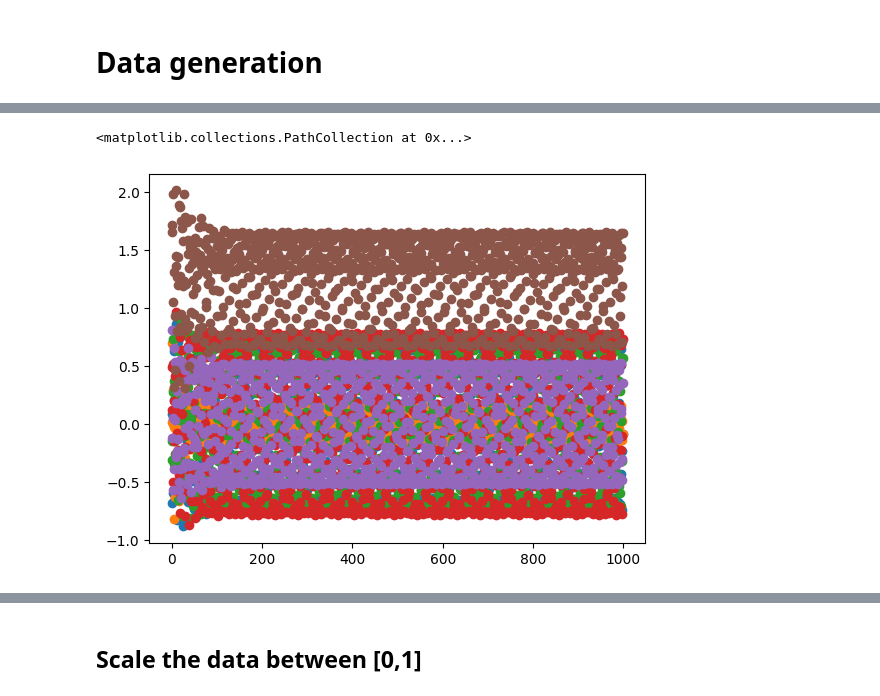
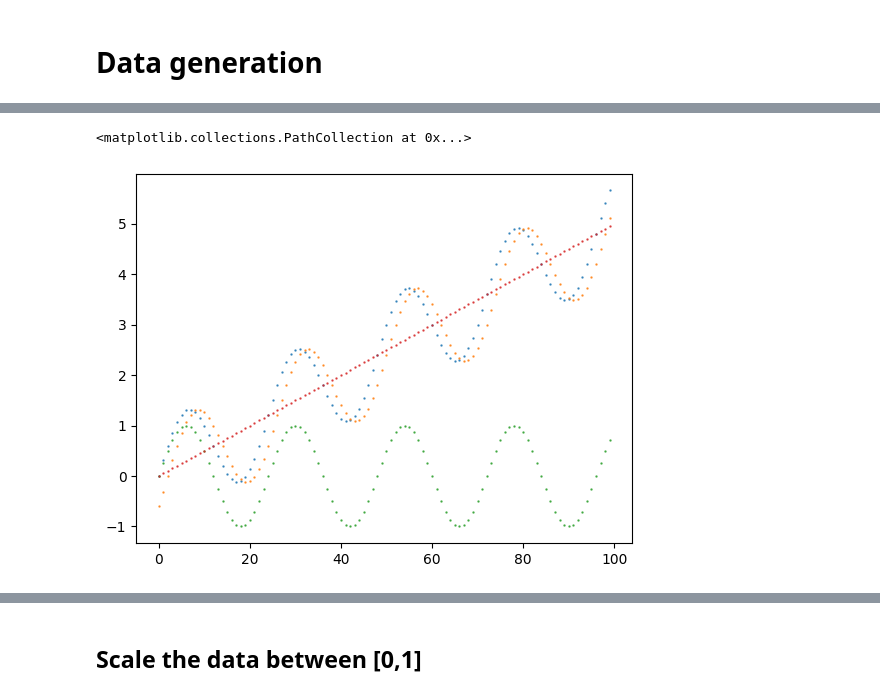
Before and after one commit to ari-dasci/S-DenoGrad, a Jupyter notebook: src/notebooks/ts_sintetic_data/Gradient/LSTM_with_xai.ipynb, the cells around one changed output, grey strips where cells are left out. Saved outputs shown, nothing was run; the diff lists cells and outputs as text; code cells hidden in the pictures.

```diff
--- a/src/notebooks/ts_sintetic_data/Gradient/LSTM_with_xai.ipynb
+++ b/src/notebooks/ts_sintetic_data/Gradient/LSTM_with_xai.ipynb
@@ -137,11 +169,10 @@ Y.describe().T
-# %%
-plt.scatter(range(1000), X.iloc[:1000,0])
-plt.scatter(range(1000), X.iloc[:1000,1])
-plt.scatter(range(1000), X.iloc[:1000,2])
-plt.scatter(range(1000), X.iloc[:1000,3])
-plt.scatter(range(1000), X.iloc[:1000,4])
-plt.scatter(range(1000), Y.iloc[:1000,0])
-# %% [output]
-<matplotlib.collections.PathCollection at 0x...>
-[figure, removed]
+# %%
+n_show = 100
+plt.scatter(range(n_show), df.iloc[:n_show,0], s=0.5, alpha=0.8)
+plt.scatter(range(n_show), df.iloc[:n_show,1], s=0.5, alpha=0.8)
+plt.scatter(range(n_show), df.iloc[:n_show,2], s=0.5, alpha=0.8)
+plt.scatter(range(n_show), df.iloc[:n_show,3], s=0.5, alpha=0.8)
+# %% [output]
+<matplotlib.collections.PathCollection at 0x...>
+[figure, added]
 # %%
```
Also changed, not shown: parts of 41 cells of this notebook, 13 other files.
